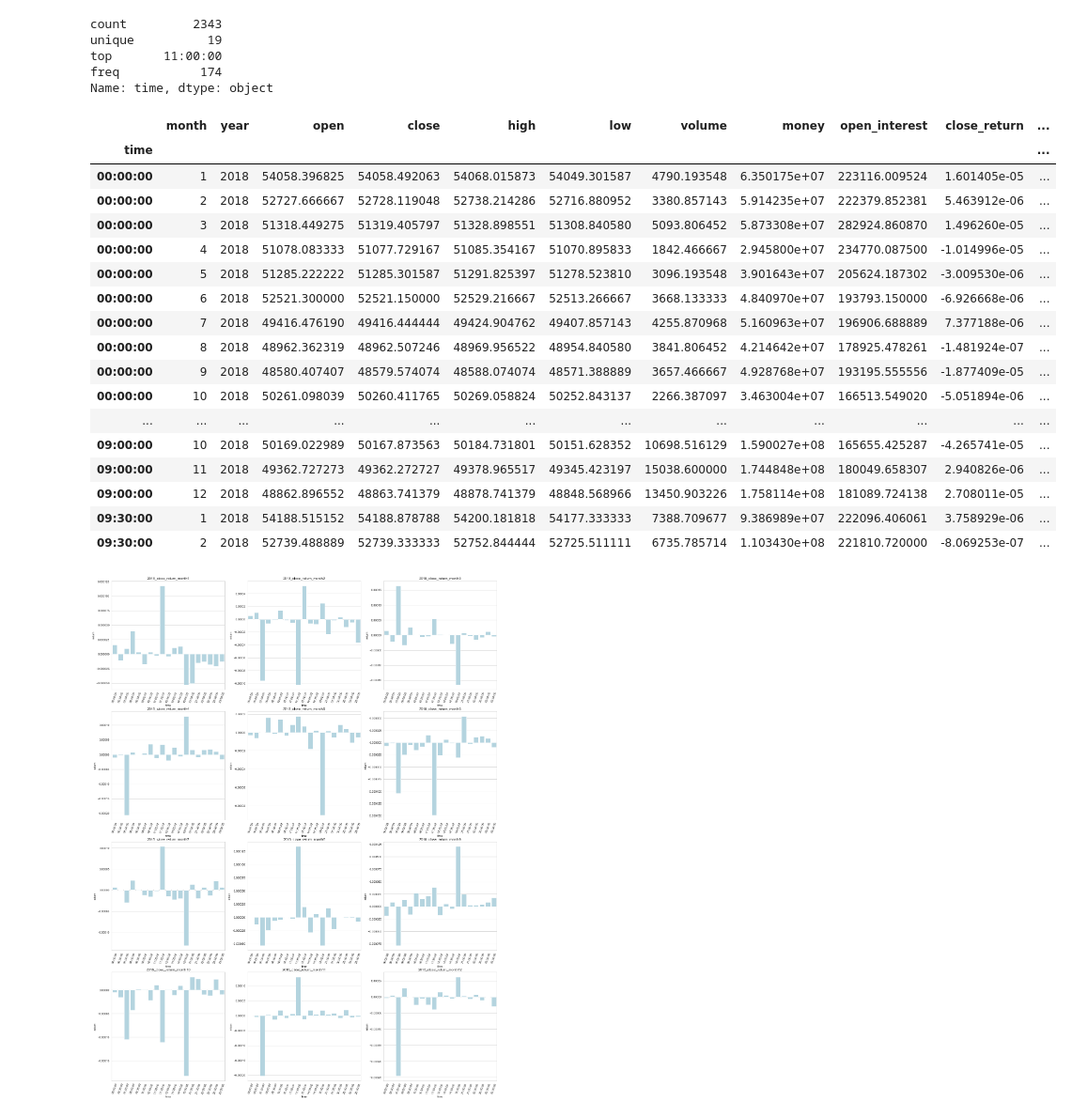
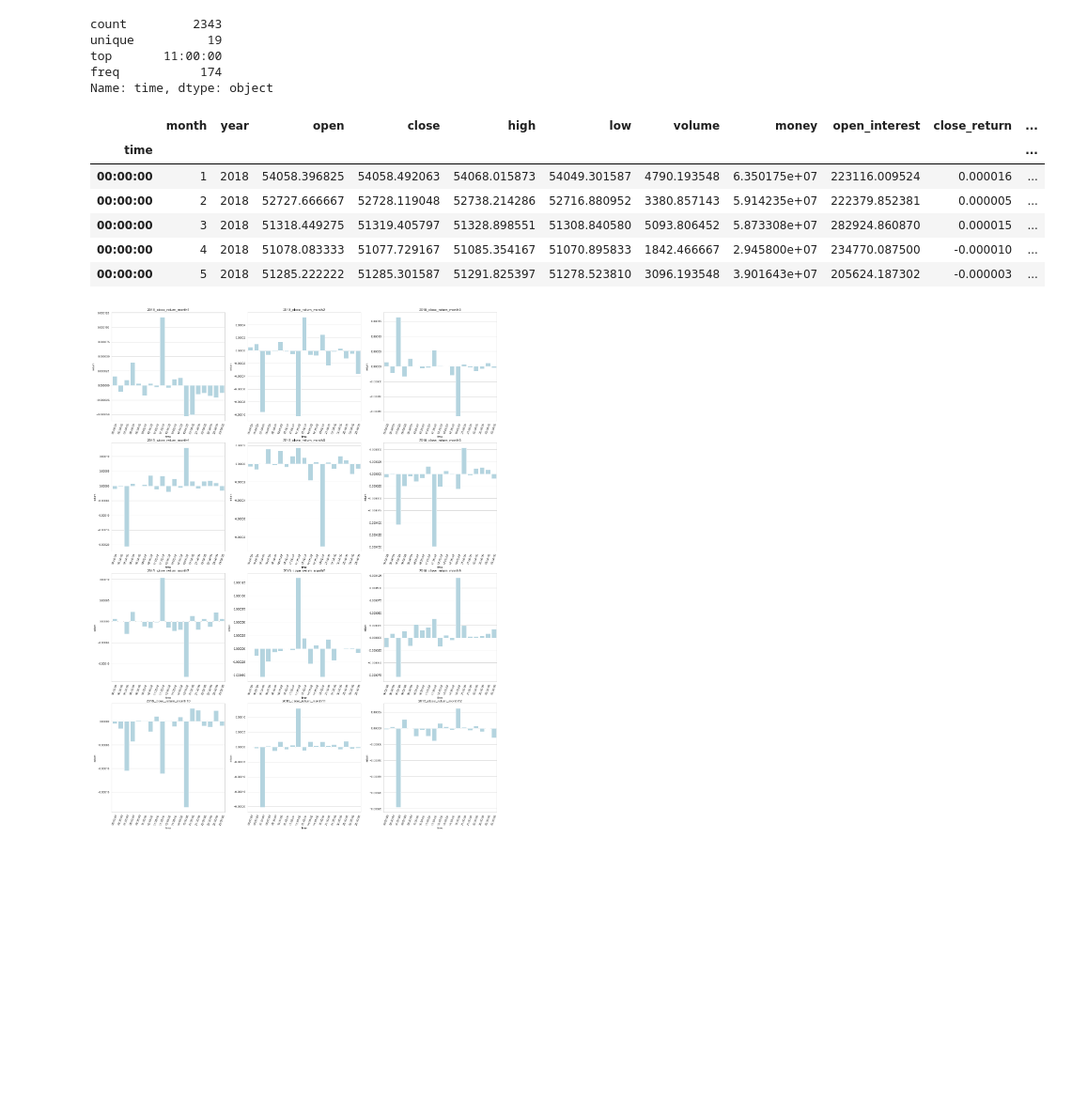
Before and after one commit to TJmask/Cu-Copper---EDA-Chinese-future-Market-, a Jupyter notebook: cu9999_EDA_TS.ipynb, the cells around one changed output. Shown at 94% size. Drawn from its saved outputs; the diff is of its cells as text; code cells hidden in the pictures; blank space fills up the shorter version.

```diff
--- a/cu9999_EDA_TS.ipynb
+++ b/cu9999_EDA_TS.ipynb
@@ -1332,26 +1352,15 @@ Name: time, dtype: object
 # %%
 temp = year_month_30m[year_month_30m['year']==2018].groupby(['time','month', 'year']).mean()
 temp = temp.reset_index(['year', 'month'])
-temp.head(50)
+temp.head()
 # %% [output]
 |  | month | year | open | close | high | low | volume | money | open_interest | close_return | ... |
 | time |  |  |  |  |  |  |  |  |  |  | ... |
-| 00:00:00 | 1 | 2018 | 54058.396825 | 54058.492063 | 54068.015873 | 54049.301587 | 4790.193548 | 6.350175e+07 | 223116.009524 | 1.601405e-05 | ... |
-| 00:00:00 | 2 | 2018 | 52727.666667 | 52728.119048 | 52738.214286 | 52716.880952 | 3380.857143 | 5.914235e+07 | 222379.852381 | 5.463912e-06 | ... |
-| 00:00:00 | 3 | 2018 | 51318.449275 | 51319.405797 | 51328.898551 | 51308.840580 | 5093.806452 | 5.873308e+07 | 282924.860870 | 1.496260e-05 | ... |
-| 00:00:00 | 4 | 2018 | 51078.083333 | 51077.729167 | 51085.354167 | 51070.895833 | 1842.466667 | 2.945800e+07 | 234770.087500 | -1.014996e-05 | ... |
-| 00:00:00 | 5 | 2018 | 51285.222222 | 51285.301587 | 51291.825397 | 51278.523810 | 3096.193548 | 3.901643e+07 | 205624.187302 | -3.009530e-06 | ... |
-| 00:00:00 | 6 | 2018 | 52521.300000 | 52521.150000 | 52529.216667 | 52513.266667 | 3668.133333 | 4.840970e+07 | 193793.150000 | -6.926668e-06 | ... |
-| 00:00:00 | 7 | 2018 | 49416.476190 | 49416.444444 | 49424.904762 | 49407.857143 | 4255.870968 | 5.160963e+07 | 196906.688889 | 7.377188e-06 | ... |
-| 00:00:00 | 8 | 2018 | 48962.362319 | 48962.507246 | 48969.956522 | 48954.840580 | 3841.806452 | 4.214642e+07 | 178925.478261 | -1.481924e-07 | ... |
-| 00:00:00 | 9 | 2018 | 48580.407407 | 48579.574074 | 48588.074074 | 48571.388889 | 3657.466667 | 4.928768e+07 | 193195.555556 | -1.877409e-05 | ... |
-| 00:00:00 | 10 | 2018 | 50261.098039 | 50260.411765 | 50269.058824 | 50252.843137 | 2266.387097 | 3.463004e+07 | 166513.549020 | -5.051894e-06 | ... |
-| ... | ... | ... | ... | ... | ... | ... | ... | ... | ... | ... | ... |
-| 09:00:00 | 10 | 2018 | 50169.022989 | 50167.873563 | 50184.731801 | 50151.628352 | 10698.516129 | 1.590027e+08 | 165655.425287 | -4.265741e-05 | ... |
-| 09:00:00 | 11 | 2018 | 49362.727273 | 49362.272727 | 49378.965517 | 49345.423197 | 15038.600000 | 1.744848e+08 | 180049.658307 | 2.940826e-06 | ... |
-| 09:00:00 | 12 | 2018 | 48862.896552 | 48863.741379 | 48878.741379 | 48848.568966 | 13450.903226 | 1.758114e+08 | 181089.724138 | 2.708011e-05 | ... |
-| 09:30:00 | 1 | 2018 | 54188.515152 | 54188.878788 | 54200.181818 | 54177.333333 | 7388.709677 | 9.386989e+07 | 222096.406061 | 3.758929e-06 | ... |
-| 09:30:00 | 2 | 2018 | 52739.488889 | 52739.333333 | 52752.844444 | 52725.511111 | 6735.785714 | 1.103430e+08 | 221810.720000 | -8.069253e-07 | ... |
+| 00:00:00 | 1 | 2018 | 54058.396825 | 54058.492063 | 54068.015873 | 54049.301587 | 4790.193548 | 6.350175e+07 | 223116.009524 | 0.000016 | ... |
+| 00:00:00 | 2 | 2018 | 52727.666667 | 52728.119048 | 52738.214286 | 52716.880952 | 3380.857143 | 5.914235e+07 | 222379.852381 | 0.000005 | ... |
+| 00:00:00 | 3 | 2018 | 51318.449275 | 51319.405797 | 51328.898551 | 51308.840580 | 5093.806452 | 5.873308e+07 | 282924.860870 | 0.000015 | ... |
+| 00:00:00 | 4 | 2018 | 51078.083333 | 51077.729167 | 51085.354167 | 51070.895833 | 1842.466667 | 2.945800e+07 | 234770.087500 | -0.000010 | ... |
+| 00:00:00 | 5 | 2018 | 51285.222222 | 51285.301587 | 51291.825397 | 51278.523810 | 3096.193548 | 3.901643e+07 | 205624.187302 | -0.000003 | ... |
 # %%
 ## plotting for bucket and weekdays
 fig, axes = plt.subplots(4,3, figsize=(24,32), squeeze = False)
```
Also changed, not shown: parts of 24 cells of this notebook.
